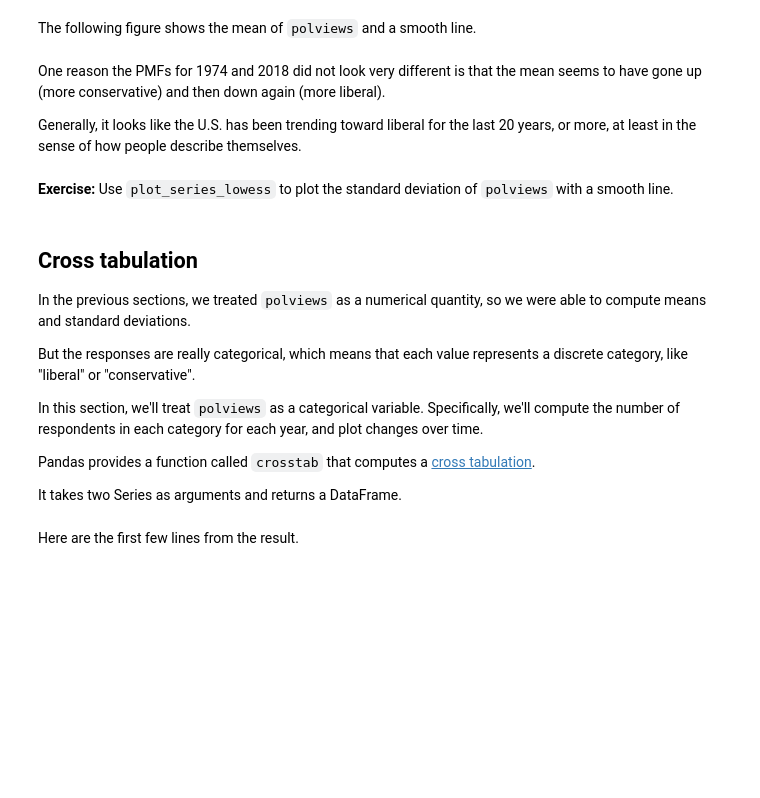
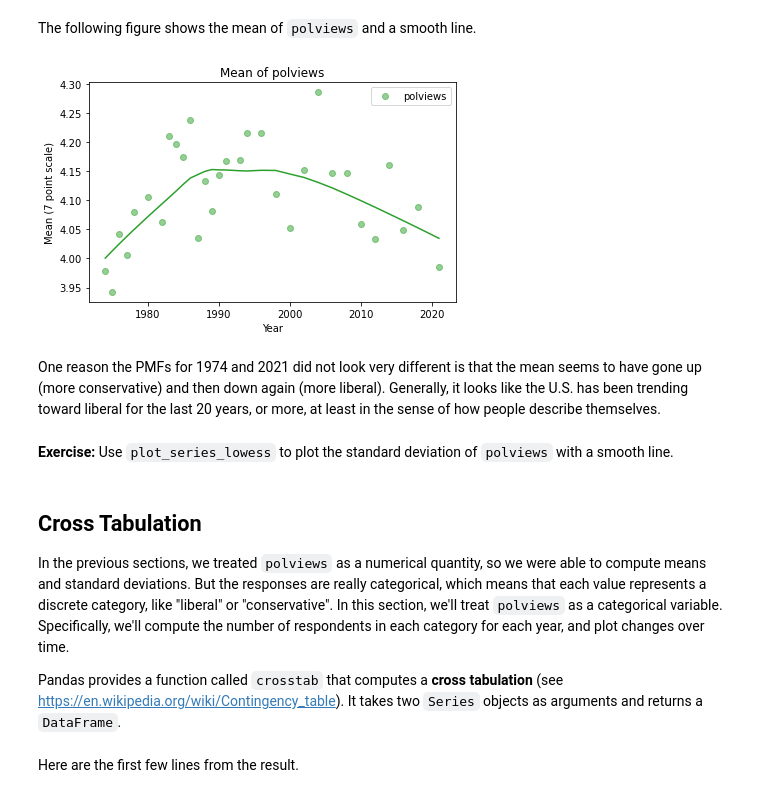
Before and after one commit to AllenDowney/PoliticalAlignmentCaseStudy, a Jupyter notebook: 02_polviews.ipynb, the cells around one changed output. Drawn from its saved outputs; the diff is of its cells as text; code cells hidden in the pictures; blank space fills up the shorter version.

```diff
--- a/02_polviews.ipynb
+++ b/02_polviews.ipynb
@@ -285,30 +339,27 @@ The following figure shows the mean of `polviews` and a smooth line.
 # %%
 mean_series = gss_by_year['polviews'].mean()
 plot_series_lowess(mean_series, 'C2')
 decorate(ylabel='Mean (7 point scale)',
          title='Mean of polviews',
-         xlabel='Year',
-         xlim=[1972, 2020])
+         xlabel='Year')
+# %% [output]
+[figure, added]
 # %% [markdown]
-One reason the PMFs for 1974 and 2018 did not look very different is that the mean seems to have gone up (more conservative) and then down again (more liberal).
-
+One reason the PMFs for 1974 and 2021 did not look very different is that the mean seems to have gone up (more conservative) and then down again (more liberal).
 Generally, it looks like the U.S. has been trending toward liberal for the last 20 years, or more, at least in the sense of how people describe themselves.
 # %% [markdown]
 **Exercise:** Use `plot_series_lowess` to plot the standard deviation of `polviews` with a smooth line.
 # %%
 # Solution goes here
 # %% [markdown]
-## Cross tabulation
+## Cross Tabulation
 
 In the previous sections, we treated `polviews` as a numerical quantity, so we were able to compute means and standard deviations.
-
 But the responses are really categorical, which means that each value represents a discrete category, like "liberal" or "conservative".
-
 In this section, we'll treat `polviews` as a categorical variable.  Specifically, we'll compute the number of respondents in each category for each year, and plot changes over time.
 
-Pandas provides a function called `crosstab` that computes a [cross tabulation](https://en.wikipedia.org/wiki/Contingency_table).
-
-It takes two Series as arguments and returns a DataFrame.
+Pandas provides a function called `crosstab` that computes a **cross tabulation** (see <https://en.wikipedia.org/wiki/Contingency_table>).
+It takes two `Series` objects as arguments and returns a `DataFrame`.
 # %%
 year = gss['year']
 column = gss['polviews']
```
Also changed, not shown: parts of 56 cells of this notebook.
